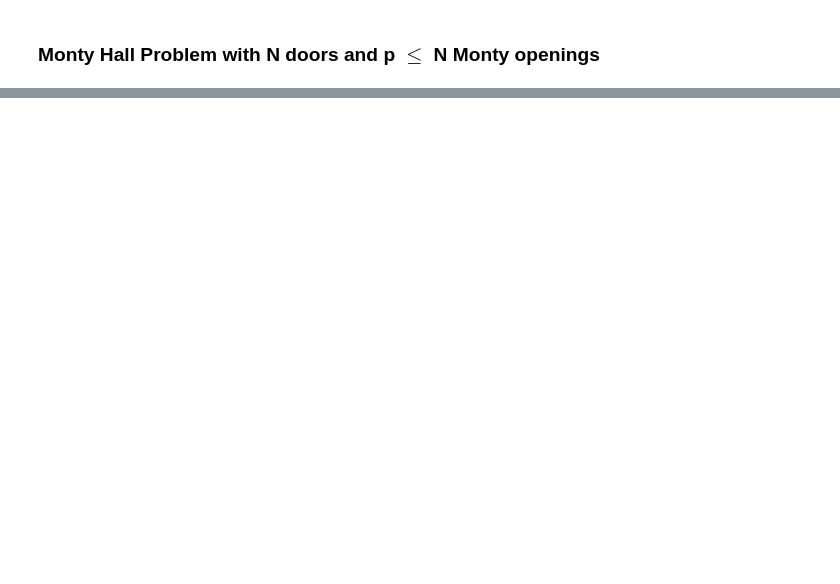
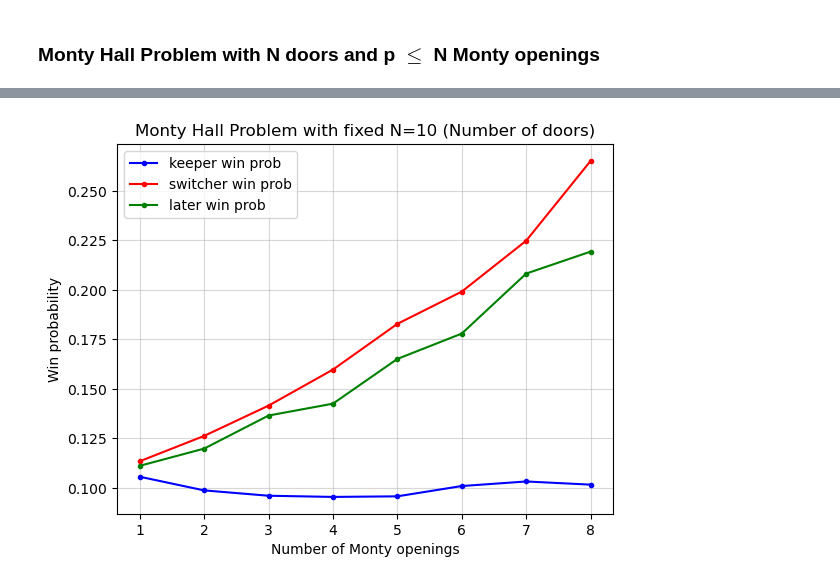
Before and after one commit to EmanuelaMenditto/astrostatistics_bicocca_2025, a Jupyter notebook: working/Menditto_MontyHallProblem.ipynb, the cells around one changed output, grey strips where cells are left out. Drawn from its saved outputs; the diff is of its cells as text; code cells hidden in the pictures; blank space fills up the shorter version.

```diff
--- a/working/Menditto_MontyHallProblem.ipynb
+++ b/working/Menditto_MontyHallProblem.ipynb
@@ -108,0 +261,13 @@ Later win probability:  0.3385
+# %%
+plt.plot(range(1, N-1), new_vec_keeper, '.-b', label='keeper win prob')
+plt.plot(range(1, N-1), new_vec_switcher, '.-r', label='switcher win prob')
+plt.plot(range(1, N-1), new_vec_later, '.-g', label='later win prob')
+plt.xlabel('Number of Monty openings')
+plt.ylabel('Win probability')
+plt.title('Monty Hall Problem with fixed N=10 (Number of doors)')
+plt.grid(alpha=0.5)
+plt.legend()
+plt.show()
+plt.close()
+# %% [output]
+[figure, added]
```
Also changed, not shown: parts of 9 cells of this notebook.
